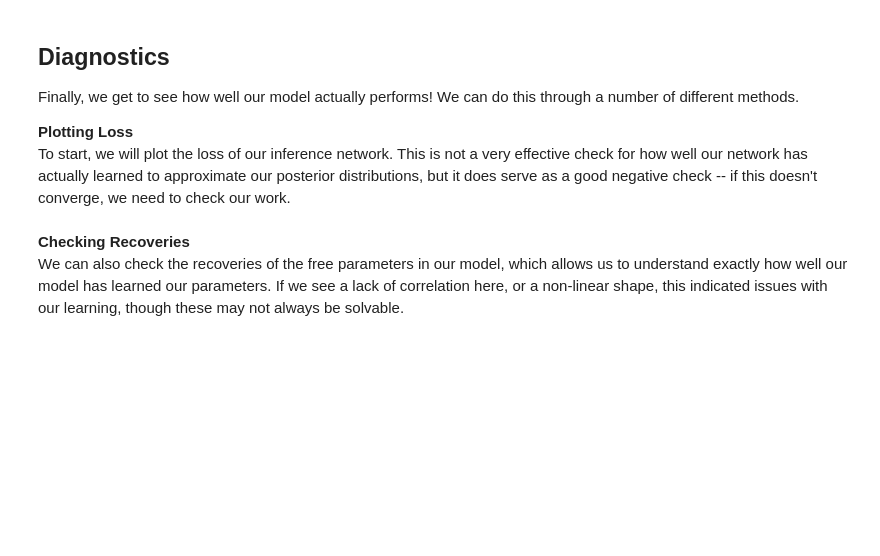
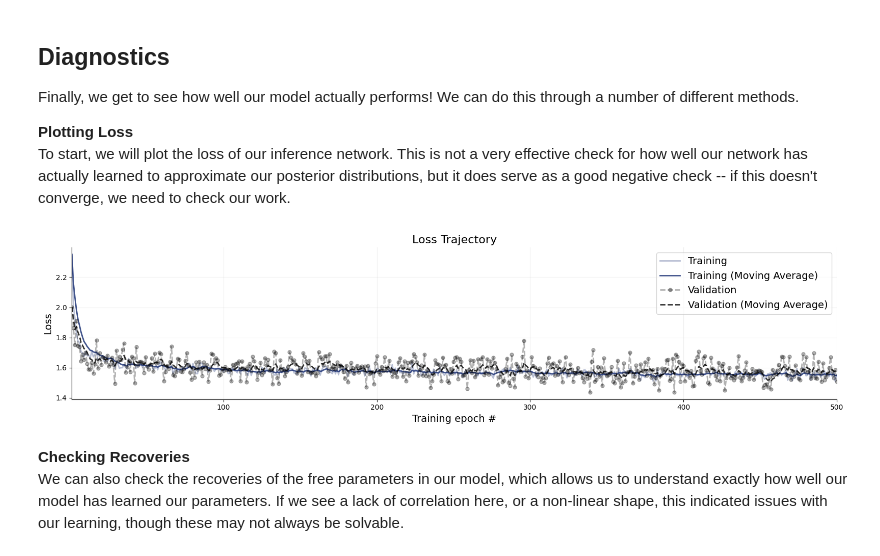
Before and after one commit to HexTechKiran/BayesSmile, a Jupyter notebook: HSV.ipynb, the cells around one changed output. Drawn from its saved outputs; the diff is of its cells as text; code cells hidden in the pictures; blank space fills up the shorter version.

```diff
--- a/HSV.ipynb
+++ b/HSV.ipynb
@@ -278,7 +286,8 @@ Finally, we get to see how well our model actually performs! We can do this thro
 To start, we will plot the loss of our inference network. This is not a very effective check for how well our network has actually learned to approximate our posterior distributions, but it does serve as a good negative check -- if this doesn't converge, we need to check our work.
 # %%
 f = bf.diagnostics.plots.loss(history)
-plt.plot()
+# %% [output]
+[figure, added]
 # %% [markdown]
 **Checking Recoveries**<br>
 We can also check the recoveries of the free parameters in our model, which allows us to understand exactly how well our model has learned our parameters. If we see a lack of correlation here, or a non-linear shape, this indicated issues with our learning, though these may not always be solvable.
```
Also changed, not shown: parts of 6 cells of this notebook.
